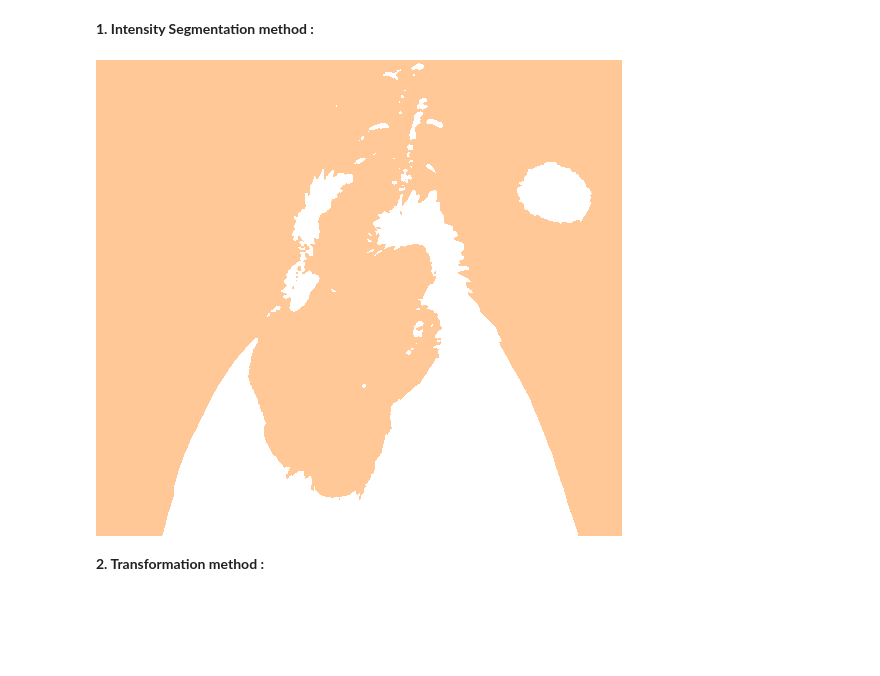
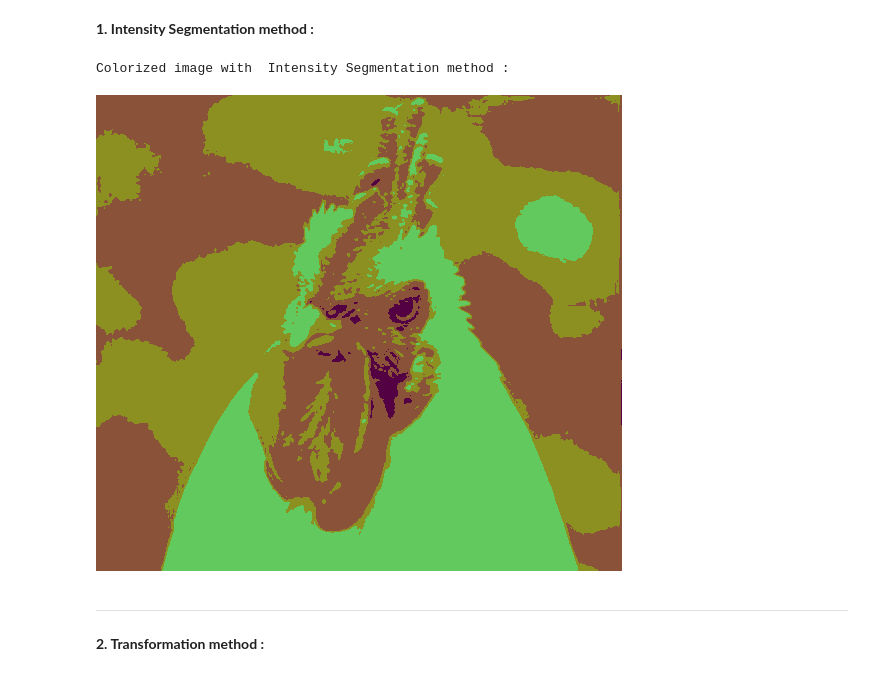
Before and after one commit to ZahraEk/Digital-Image-Proccesing, a Jupyter notebook: DIP_EXC4_Q2.ipynb, the cells around one changed output. Drawn from its saved outputs; the diff is of its cells as text; code cells hidden in the pictures; blank space fills up the shorter version.

```diff
--- a/DIP_EXC4_Q2.ipynb
+++ b/DIP_EXC4_Q2.ipynb
@@ -16,31 +16,47 @@ from google.colab.patches import cv2_imshow
 # %%
 # Read the image
 img = cv2.imread("drive/MyDrive/DIP_EXC4/Q2/Q2_img.jpg", 0)
 
 # Apply intensity segmentation
-_, segmented_img = cv2.threshold(img, 100, 255, cv2.THRESH_BINARY + cv2.THRESH_OTSU)
+_, segmented_img = cv2.threshold(img, 100, 255, cv2.THRESH_BINARY)
 
 # Create a blank RGB image
 height, width = img.shape
 colorized_img = np.zeros((height, width, 3), dtype=np.uint8)
 
+# Define the range of pixel values for each color
+color_ranges = [(0, 50), (51, 100), (101, 150), (151, 255)]
+
+# Obtain colormap colors
+colormap = plt.get_cmap("viridis")
+num_colors = len(color_ranges)
+colors = [colormap(i / num_colors) for i in range(num_colors)]
+
 # Iterate through each pixel of the grayscale image and assign color
 for i in range(img.shape[0]):
     for j in range(img.shape[1]):
+        pixel_value = img[i, j]
 
-        if segmented_img[i, j] == 255:
-            colorized_img[i, j] = (255, 255, 255)  # Set pixel color for foreground
+        # Check the pixel value against the color ranges
+        for k in range(num_colors):
+            if color_ranges[k][0] <= pixel_value <= color_ranges[k][1]:
 
-        else:
-            colorized_img[i, j] = (150, 200, 255)  # Set pixel color for background
+                # Assign the corresponding color from the colormap
+                colorized_img[i, j] = (int(colors[k][0] * 255), int(colors[k][1] * 255), int(colors[k][2] * 255))
+                break
 
 # Show the colorized image
+print("Colorized image with  Intensity Segmentation method :\n")
 cv2_imshow(colorized_img)
-
 cv2.waitKey(0)
 cv2.destroyAllWindows()
 # %% [output]
+Colorized image with  Intensity Segmentation method :
-[figure, old version]
+[figure, new version]
+# %% [markdown]
+
+
+---
 # %% [markdown]
 
 **2. Transformation method :**
```
Also changed, not shown: parts of 2 cells of this notebook.
